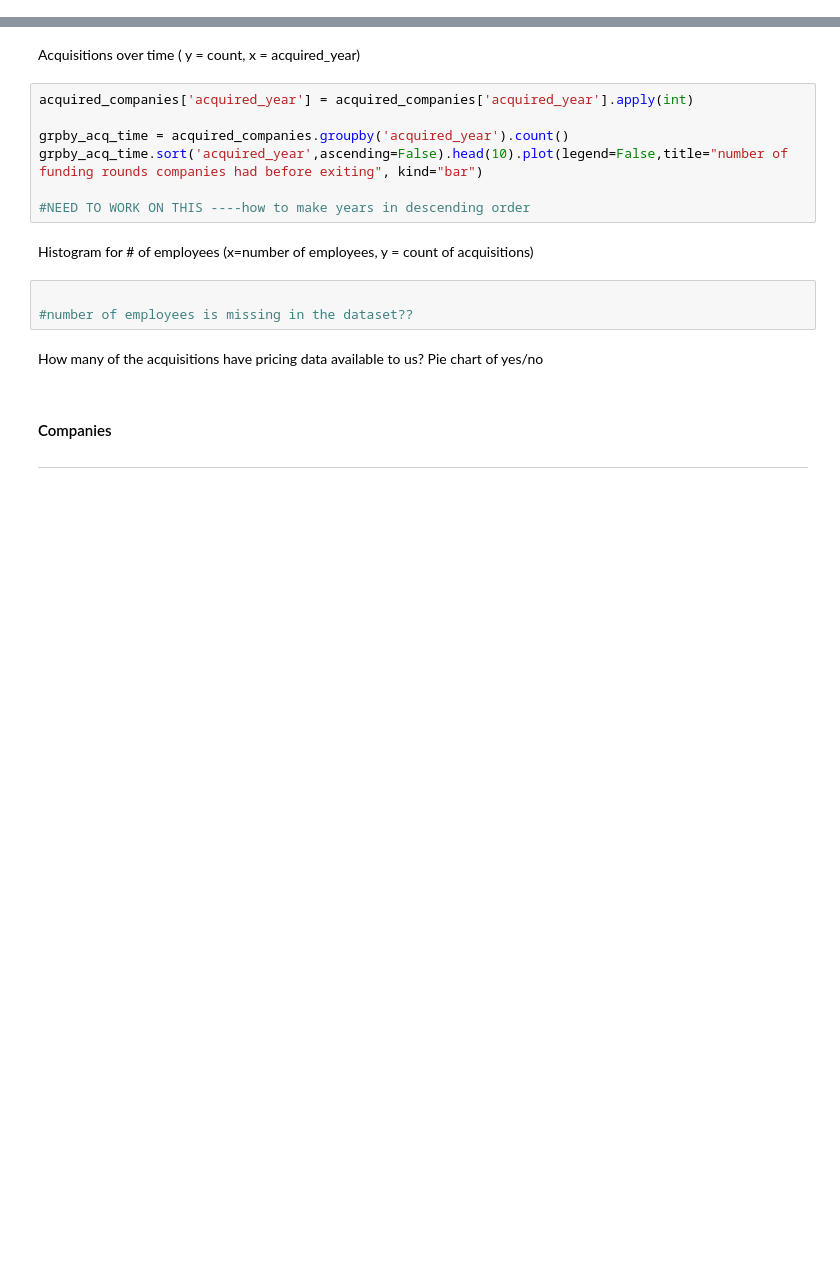
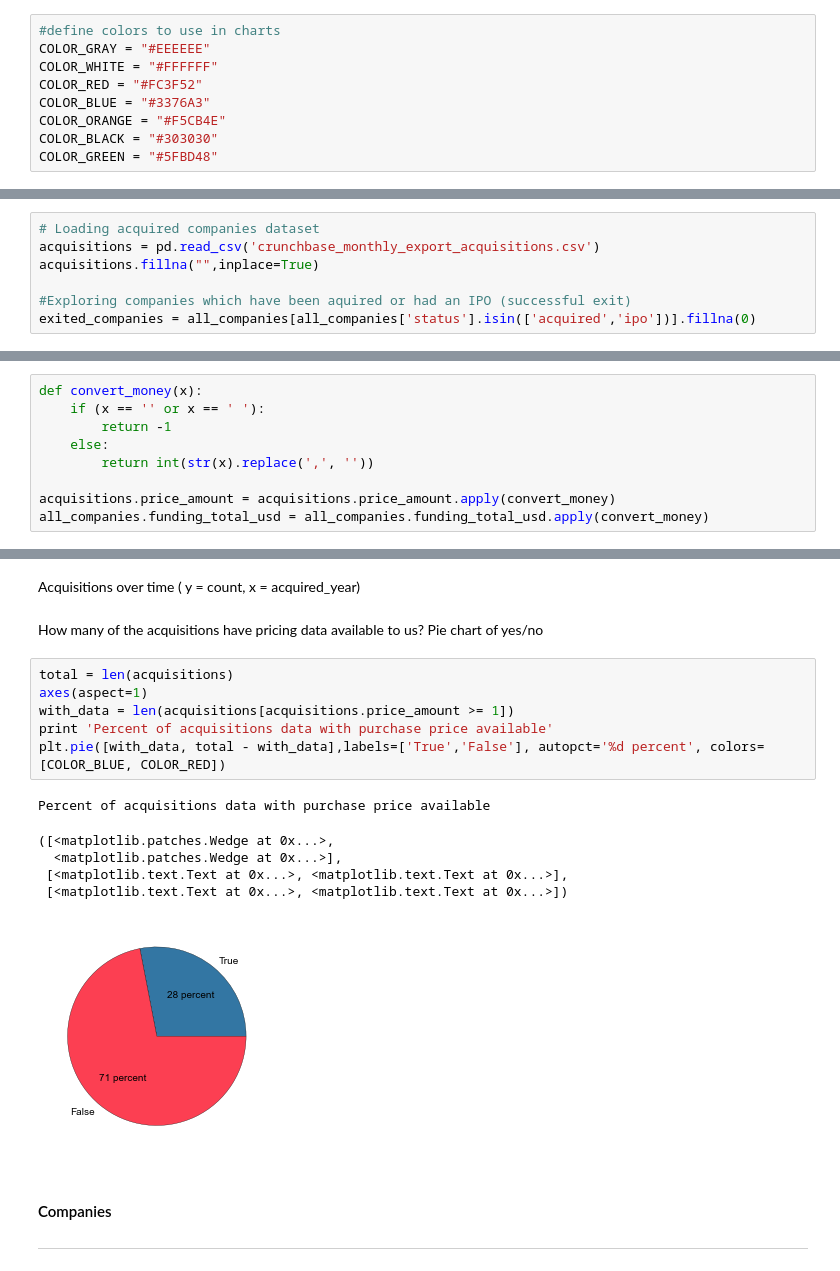
Before and after one commit to prabhamatta/Crunch-It, a Jupyter notebook: CrunchIt.ipynb, the cells around one changed output, grey strips where cells are left out. Cells and saved outputs as stored; diff of their text form; blank space fills up the shorter version.

```diff
--- a/CrunchIt.ipynb
+++ b/CrunchIt.ipynb
@@ -41,3 +62,12 @@ try:
     import seaborn as sns
 except Exception as e:
     print "Attempt to import and enable seaborn failed", e
+# %%
+#define colors to use in charts
+COLOR_GRAY = "#EEEEEE"
+COLOR_WHITE = "#FFFFFF"
+COLOR_RED = "#FC3F52"
+COLOR_BLUE = "#3376A3"
+COLOR_ORANGE = "#F5CB4E"
+COLOR_BLACK = "#303030"
+COLOR_GREEN = "#5FBD48"
@@ -59,0 +93,7 @@ all_companies.head(10)
+# %%
+# Loading acquired companies dataset
+acquisitions = pd.read_csv('crunchbase_monthly_export_acquisitions.csv')
+acquisitions.fillna("",inplace=True)
+
+#Exploring companies which have been aquired or had an IPO (successful exit)
+exited_companies = all_companies[all_companies['status'].isin(['acquired','ipo'])].fillna(0)
@@ -59,0 +109,9 @@ all_companies.head(10)
+# %%
+def convert_money(x):
+    if (x == '' or x == ' '):
+        return -1
+    else:
+        return int(str(x).replace(',', ''))
+
+acquisitions.price_amount = acquisitions.price_amount.apply(convert_money)
+all_companies.funding_total_usd = all_companies.funding_total_usd.apply(convert_money)
@@ -94,18 +148,19 @@ len(acquired_companies) # 10114
 # %% [markdown]
 Acquisitions over time ( y = count, x = acquired_year)
-# %%
-acquired_companies['acquired_year'] = acquired_companies['acquired_year'].apply(int)
-
-grpby_acq_time = acquired_companies.groupby('acquired_year').count()
-grpby_acq_time.sort('acquired_year',ascending=False).head(10).plot(legend=False,title="number of funding rounds companies had before exiting", kind="bar")
-
-#NEED TO WORK ON THIS ----how to make years in descending order
-# %% [markdown]
-Histogram for # of employees (x=number of employees, y = count of acquisitions)
-# %%
-
-#number of employees is missing in the dataset??
 # %% [markdown]
 How many of the acquisitions have pricing data available to us? Pie chart of yes/no
+# %%
+total = len(acquisitions)
+axes(aspect=1)
+with_data = len(acquisitions[acquisitions.price_amount >= 1])
+print 'Percent of acquisitions data with purchase price available'
+plt.pie([with_data, total - with_data],labels=['True','False'], autopct='%d percent', colors=[COLOR_BLUE, COLOR_RED])
+# %% [output]
+Percent of acquisitions data with purchase price available
+([<matplotlib.patches.Wedge at 0x...>,
+  <matplotlib.patches.Wedge at 0x...>],
+ [<matplotlib.text.Text at 0x...>, <matplotlib.text.Text at 0x...>],
+ [<matplotlib.text.Text at 0x...>, <matplotlib.text.Text at 0x...>])
+[figure, added]
 # %% [markdown]
 <h2 style="font-size:15px; line-height:0px">Companies</h2><hr style="line-height:0px;margin-bottom:-10px"/>
```
Also changed, not shown: parts of 45 cells of this notebook, 3 other files.
